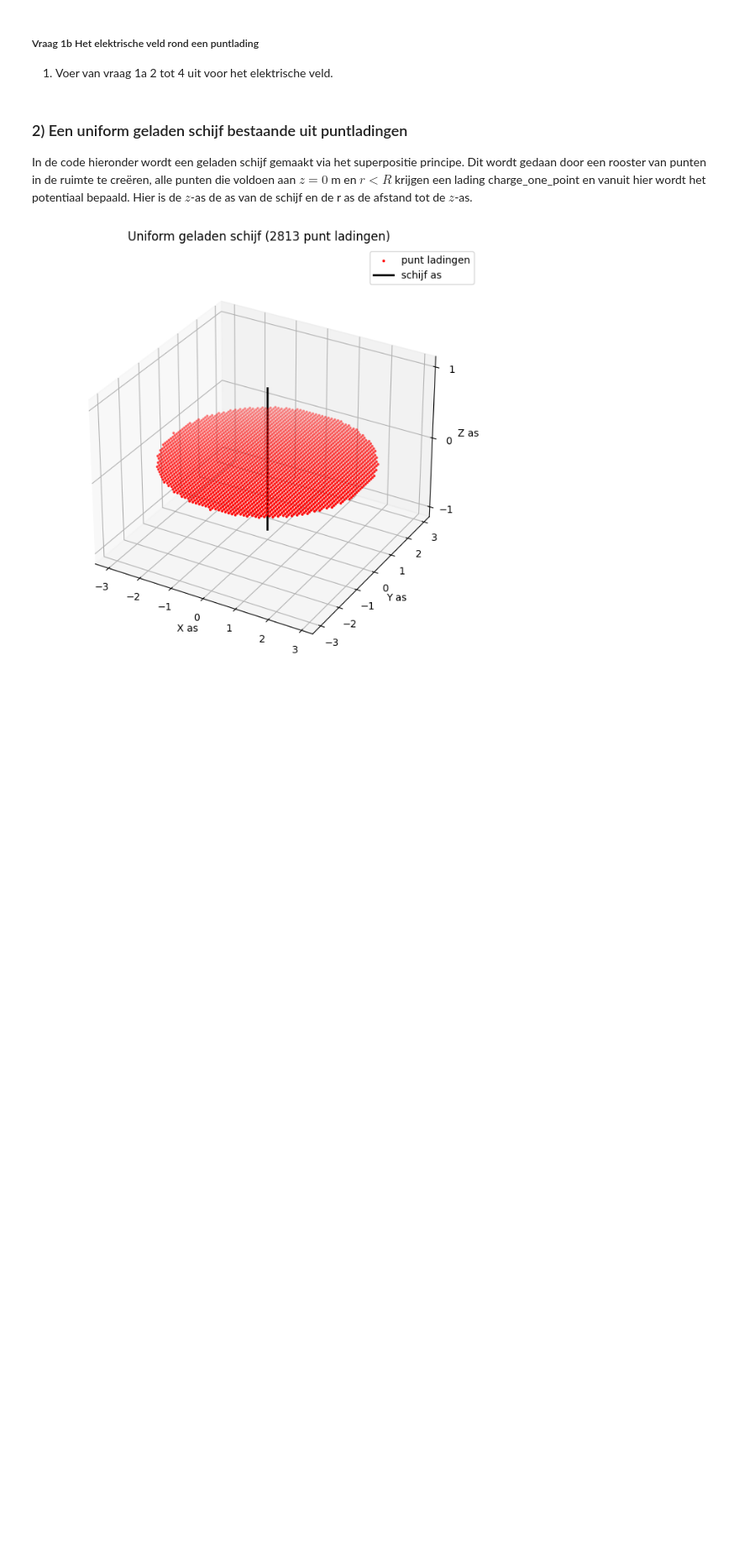
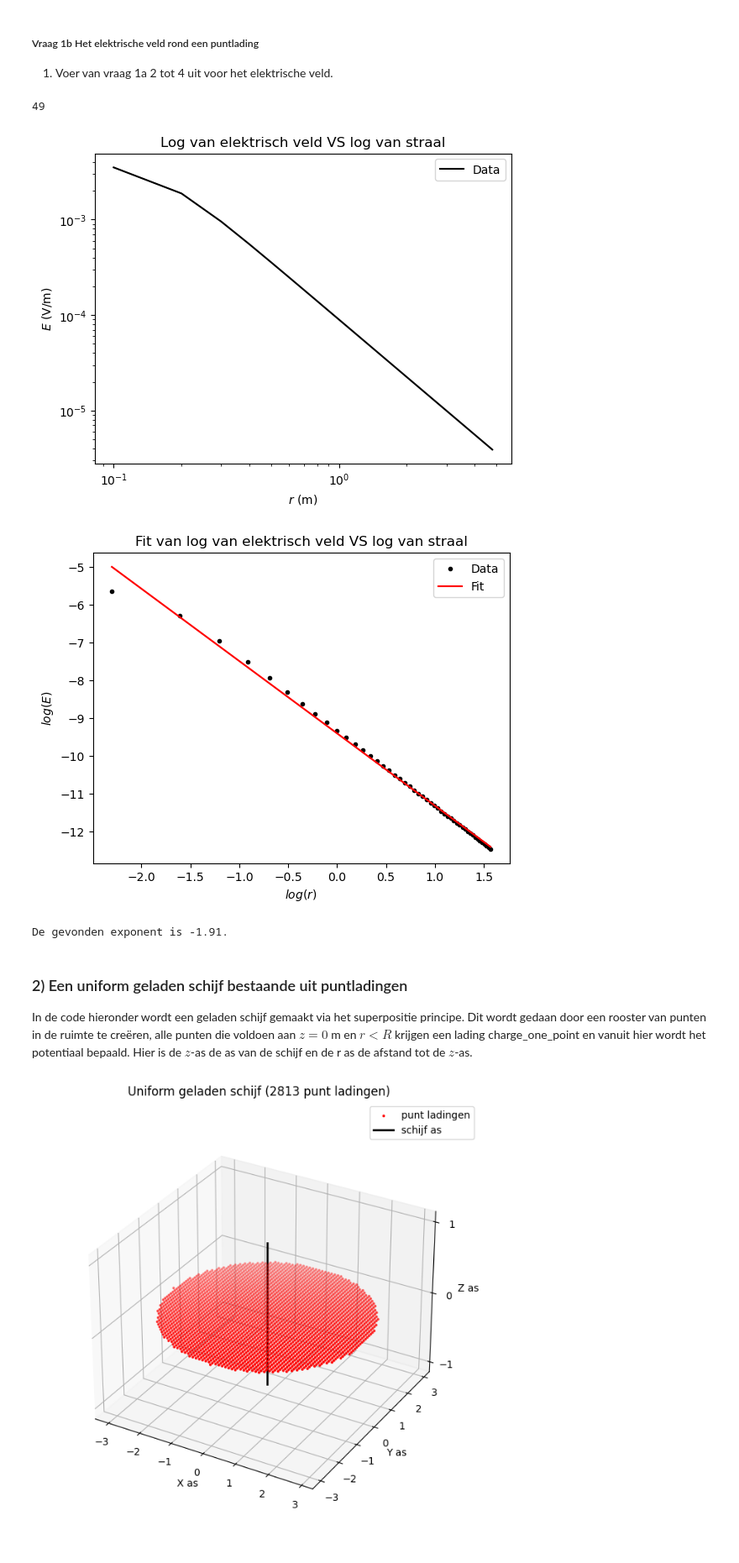
Before and after one commit to NNynke/DEF-D-assignments-N, a Jupyter notebook: DigitaleOntwerpopdrachten/1CondensatorOpdracht/CondensatorOntwerpopdracht.ipynb, the cells around one changed output. Shown at 84% size. Saved outputs shown, nothing was run; the diff lists cells and outputs as text; code cells hidden in the pictures; blank space fills up the shorter version.

```diff
--- a/DigitaleOntwerpopdrachten/1CondensatorOpdracht/CondensatorOntwerpopdracht.ipynb
+++ b/DigitaleOntwerpopdrachten/1CondensatorOpdracht/CondensatorOntwerpopdracht.ipynb
@@ -95,8 +166,49 @@ plot_results_pt_charge_at_origin(Ez, Er, normE, V, r, z, grid_step)
 1. Voer van vraag 1a 2 tot 4 uit voor het elektrische veld.
 # %%
 ###
-###Hier jouw code###
+print(len(z_for_E)//2)
+
+# 2)
+E_z0 = normE[index_z0,:]
+
+plt.figure()
+plt.title('Log van elektrisch veld VS log van straal')
+plt.plot(r_for_E,E_z0, 'k', label='Data')
+plt.xscale('log')
+plt.xlabel('$r$ (m)')
+plt.yscale('log')
+plt.ylabel('$E$ (V/m)')
+plt.legend()
+plt.show()
+
+# 3)
+log_r_for_E = np.log(r_for_E)
+log_E = np.log(E_z0)
+
+# We kunnen de lineair gedefinieerde functie uit 1a opnieuw gebruiken:
+popt2, pcov2 = curve_fit(function, log_r_for_E, log_E)
+a_fit2, b_fit2 = popt2
+
+plt.figure()
+plt.title('Fit van log van elektrisch veld VS log van straal')
+plt.plot(log_r_for_E, log_E, 'k.', label='Data')
+plt.plot(log_r_for_E, function(log_r_for_E, *popt2), color='Red', label='Fit')
+plt.xlabel('$log(r)$')
+plt.ylabel('$log(E)$')
+plt.legend()
+plt.show()
+
+# 4)
+print(f"De gevonden exponent is {a_fit2:.2f}.")
+
+
+
 ###
+# %% [output]
+49
+[figure, added]
+[figure, added]
+De gevonden exponent is -1.91.
 # %% [markdown]
 ### 2) Een uniform geladen schijf bestaande uit puntladingen
 
```
Also changed, not shown: parts of 4 cells of this notebook.
